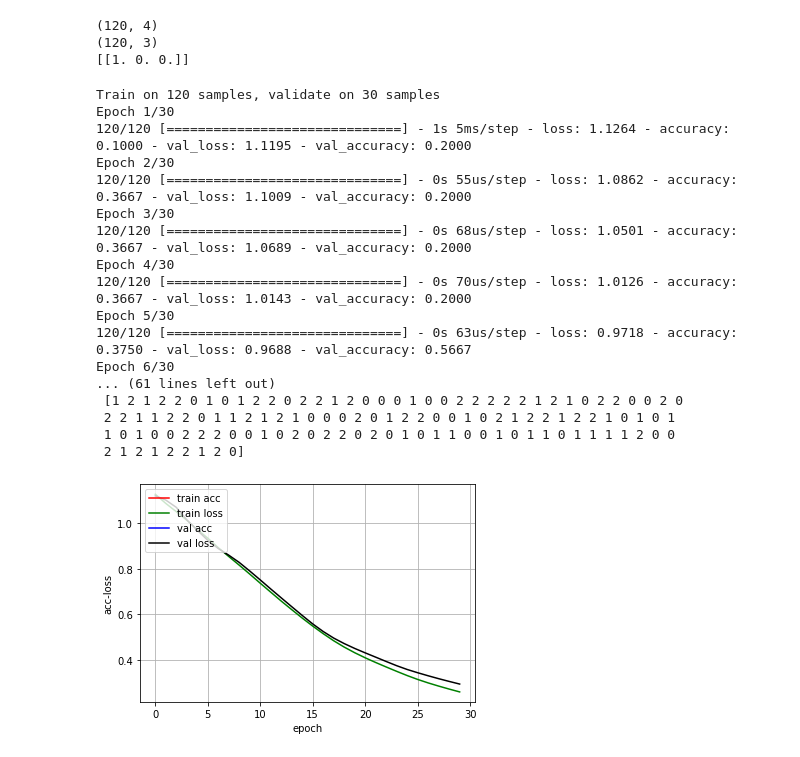
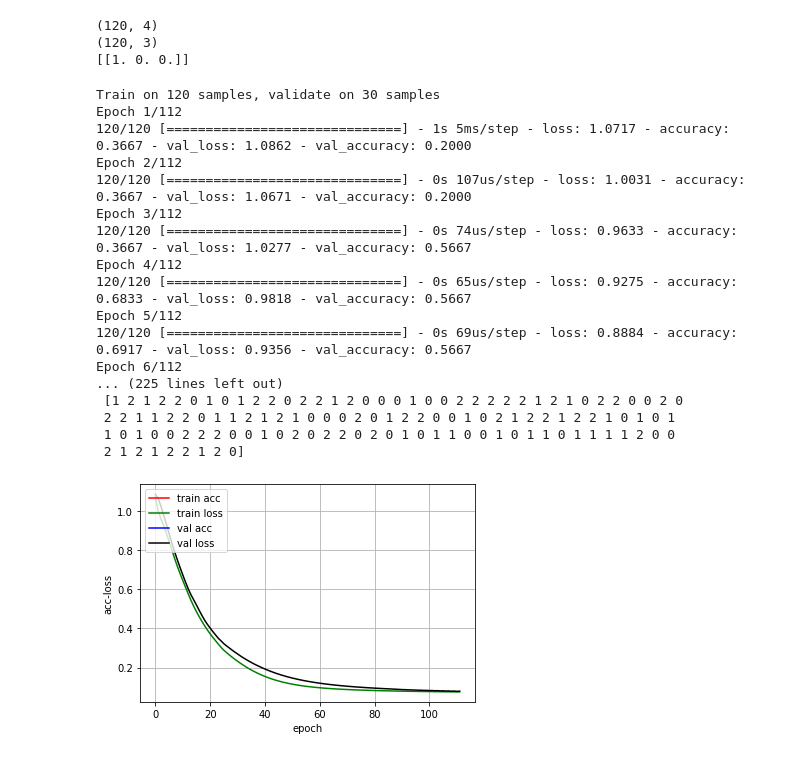
Before and after one commit to lijiazheng99/microsoft_ai-edu_assignment, a Jupyter notebook: Iris_data_train/train_iris.ipynb, the cells around one changed output. Saved outputs shown, nothing was run; the diff lists cells and outputs as text; code cells hidden in the pictures.

Commit message:
update epoch

```diff
--- a/Iris_data_train/train_iris.ipynb
+++ b/Iris_data_train/train_iris.ipynb
@@ -10,7 +10,7 @@ from keras.optimizers import SGD
 from keras.models import load_model
 import matplotlib.pyplot as plt
 
-directory = '/Users/lijiazheng/src/小作业/iris.data'
+directory = '/Users/lijiazheng/src/microsoft_ai-edu_assignment/Iris_data_train/iris.data'
 
 #read data
 iris_data=pd.read_csv(directory)
@@ -87,44 +87,44 @@ model.compile(loss='categorical_crossentropy',
               metrics=['accuracy'])
 
 # 创建一个实例history
 history = LossHistory()
 
 # 训练
 model.fit(x_train, y_train,
-          epochs=30,  # 数据被轮30次
+          epochs=112,  # 数据被轮112次
           batch_size=128,
           validation_data=(x_test, y_test),
           callbacks=[history])
 
 score = model.evaluate(x_test, y_test, verbose=0, batch_size=128)
 print('Test loss:', score[0])
 print('Test accuracy:', score[1])
 
 label_pred = model.predict_classes(x_test, verbose=0)
 print("label_pred4test:\n", label_pred)
 print("label_init4test:\n", np.squeeze(np.asarray(y_init_test)))
 label_pred4train = model.predict_classes(x_train, verbose=0)
 print("label_pred4train:\n", label_pred4train)
 print("label_init4train:\n", np.squeeze(np.asarray(y_init_train)))
 
 # 绘制acc-loss曲线
 history.loss_plot('epoch')
 # %% [output]
 Train on 120 samples, validate on 30 samples
-Epoch 1/30
-120/120 [==============================] - 1s 5ms/step - loss: 1.1264 - accuracy: 0.1000 - val_loss: 1.1195 - val_accuracy: 0.2000
-Epoch 2/30
-120/120 [==============================] - 0s 55us/step - loss: 1.0862 - accuracy: 0.3667 - val_loss: 1.1009 - val_accuracy: 0.2000
-Epoch 3/30
-120/120 [==============================] - 0s 68us/step - loss: 1.0501 - accuracy: 0.3667 - val_loss: 1.0689 - val_accuracy: 0.2000
-Epoch 4/30
-120/120 [==============================] - 0s 70us/step - loss: 1.0126 - accuracy: 0.3667 - val_loss: 1.0143 - val_accuracy: 0.2000
-Epoch 5/30
-120/120 [==============================] - 0s 63us/step - loss: 0.9718 - accuracy: 0.3750 - val_loss: 0.9688 - val_accuracy: 0.5667
-Epoch 6/30
-... (61 lines left out)
+Epoch 1/112
+120/120 [==============================] - 1s 5ms/step - loss: 1.0717 - accuracy: 0.3667 - val_loss: 1.0862 - val_accuracy: 0.2000
+Epoch 2/112
+120/120 [==============================] - 0s 107us/step - loss: 1.0031 - accuracy: 0.3667 - val_loss: 1.0671 - val_accuracy: 0.2000
+Epoch 3/112
+120/120 [==============================] - 0s 74us/step - loss: 0.9633 - accuracy: 0.3667 - val_loss: 1.0277 - val_accuracy: 0.5667
+Epoch 4/112
+120/120 [==============================] - 0s 65us/step - loss: 0.9275 - accuracy: 0.6833 - val_loss: 0.9818 - val_accuracy: 0.5667
+Epoch 5/112
+120/120 [==============================] - 0s 69us/step - loss: 0.8884 - accuracy: 0.6917 - val_loss: 0.9356 - val_accuracy: 0.5667
+Epoch 6/112
+... (225 lines left out)
  [1 2 1 2 2 0 1 0 1 2 2 0 2 2 1 2 0 0 0 1 0 0 2 2 2 2 2 1 2 1 0 2 2 0 0 2 0
  2 2 1 1 2 2 0 1 1 2 1 2 1 0 0 0 2 0 1 2 2 0 0 1 0 2 1 2 2 1 2 2 1 0 1 0 1
  1 0 1 0 0 2 2 2 0 0 1 0 2 0 2 2 0 2 0 1 0 1 1 0 0 1 0 1 1 0 1 1 1 1 2 0 0
  2 1 2 1 2 2 1 2 0]
-[figure, old version]
+[figure, new version]
```
